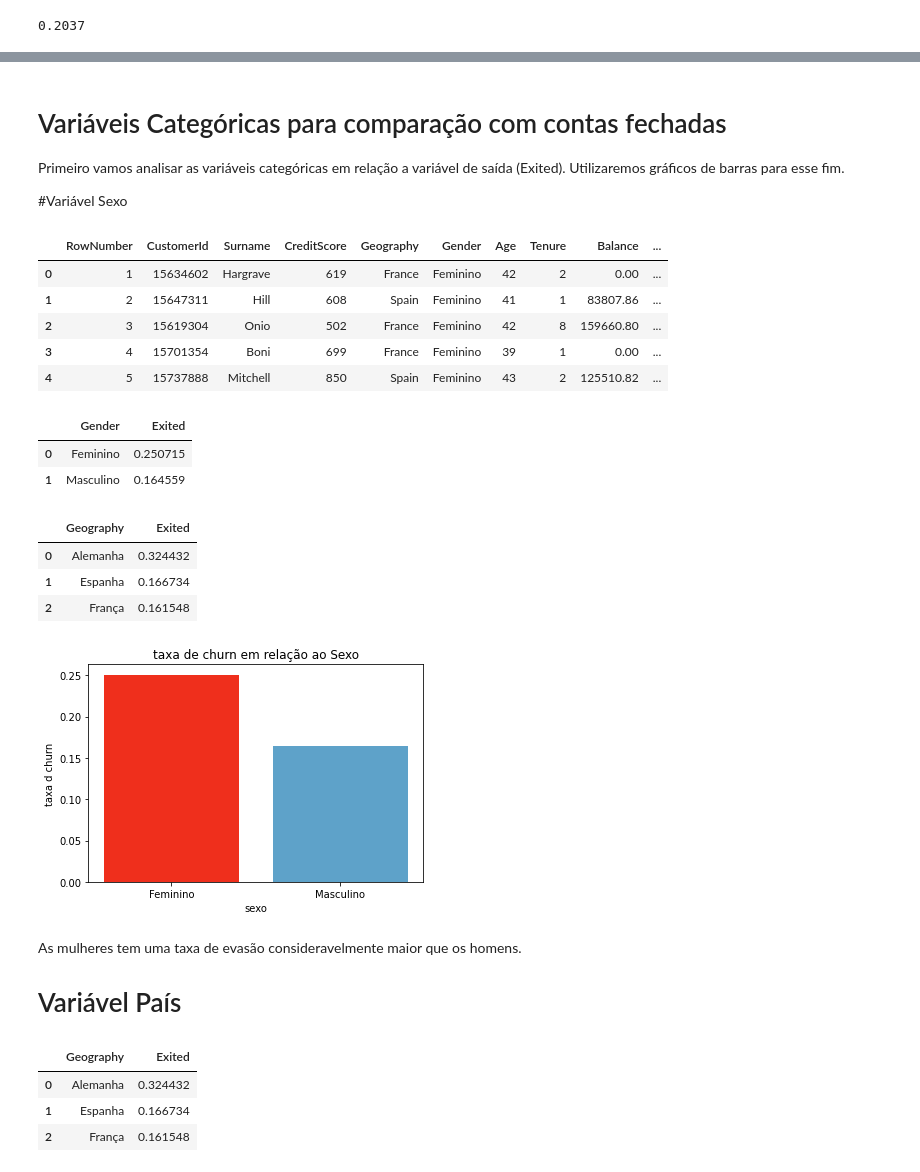
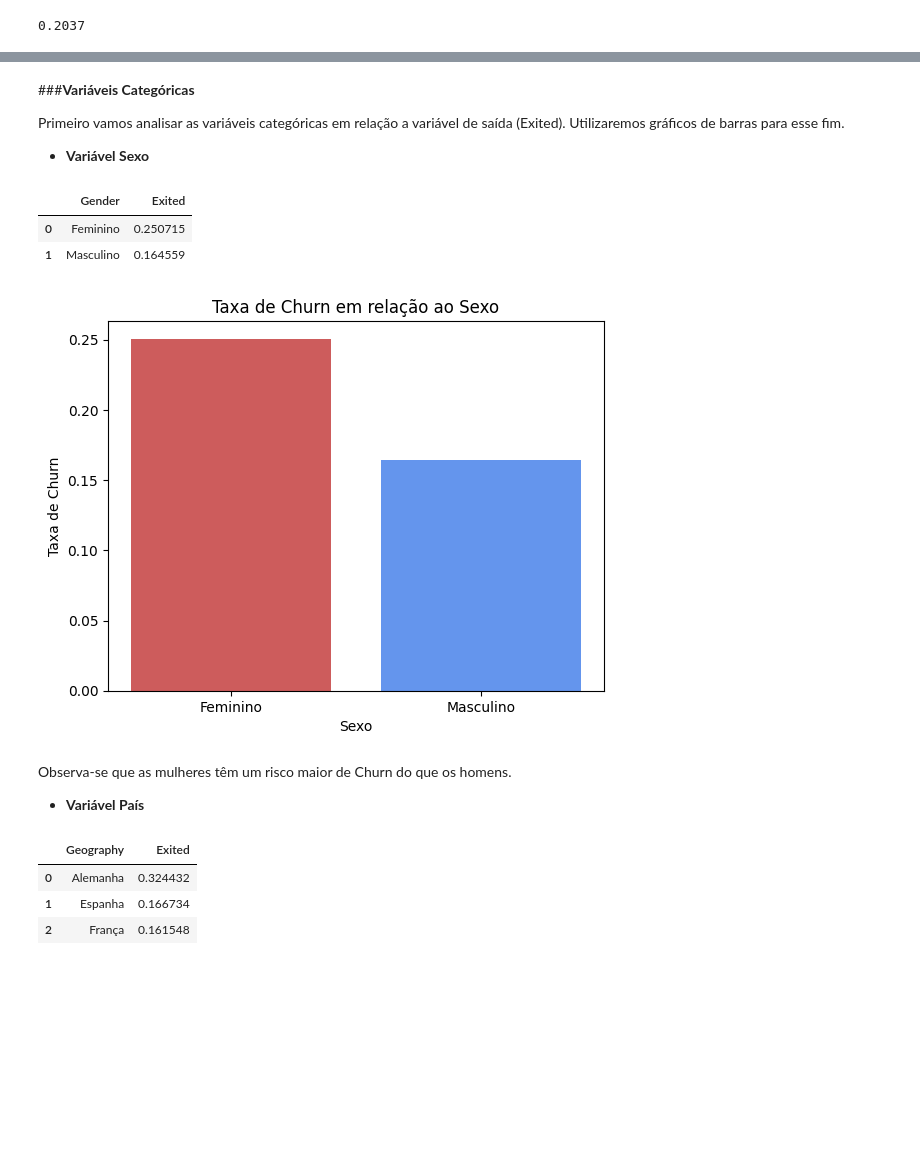
Before and after one commit to EdioHub/churn-decision-tree, a Jupyter notebook: Churn_Decision_Tree.ipynb, the cells around one changed output, grey strips where cells are left out. Cells and saved outputs as stored; diff of their text form; code cells hidden in the pictures; blank space fills up the shorter version.

```diff
--- a/Churn_Decision_Tree.ipynb
+++ b/Churn_Decision_Tree.ipynb
@@ -31,2 +43,3 @@ Drive already mounted at /content/drive; to attempt to forcibly remount, call dr
 # %%
-df = pd.read_csv('./drive/MyDrive/Colab_Notebooks/Colab_machine_learning/Churn_Modelling.csv')
+df= pd.read_csv('/content/drive/MyDrive/Projetos git/02-Churn/Churn_Modelling.csv')
+df.head(10)
@@ -95 +81,6 @@ cols=[myred,myblue,mygreen]
+# %%
+myred='#CD5C5C'
+myblue='#6495ED'
+mygreen='#90EE90'
+cols= [myred, myblue,mygreen]
 # %%
@@ -101,6 +91,7 @@ Porcentagem de Clientes que fecharam a conta 20,37 % .
 # %% [markdown]
-# Variáveis Categóricas para comparação com contas fechadas
-Primeiro vamos analisar as variáveis categóricas em relação a variável de saída (Exited). Utilizaremos gráficos de barras para esse fim.
+###**Variáveis Categóricas**
 
-#Variável Sexo
+ Primeiro vamos analisar as variáveis categóricas em relação a variável de saída (Exited). Utilizaremos gráficos de barras para esse fim.
+
+* **Variável Sexo**
 # %%
@@ -108,43 +99,26 @@ from sys import getfilesystemencodeerrors
 df['Gender']=df['Gender'].replace(['Female','Male'],['Feminino','Masculino'])
-# %%
-df.head()
-# %% [output]
-|  | RowNumber | CustomerId | Surname | CreditScore | Geography | Gender | Age | Tenure | Balance | ... |
-| 0 | 1 | 15634602 | Hargrave | 619 | France | Feminino | 42 | 2 | 0.00 | ... |
-| 1 | 2 | 15647311 | Hill | 608 | Spain | Feminino | 41 | 1 | 83807.86 | ... |
-| 2 | 3 | 15619304 | Onio | 502 | France | Feminino | 42 | 8 | 159660.80 | ... |
-| 3 | 4 | 15701354 | Boni | 699 | France | Feminino | 39 | 1 | 0.00 | ... |
-| 4 | 5 | 15737888 | Mitchell | 850 | Spain | Feminino | 43 | 2 | 125510.82 | ... |
 # %%
-#porcentagem de genero
-df_plot = df.groupby('Gender').Exited.mean().reset_index()
+df_plot = df.groupby ('Gender'). Exited.mean (). reset_index ()
+df_plot
+# %% [output]
+|  | Gender | Exited |
+| 0 | Feminino | 0.250715 |
+| 1 | Masculino | 0.164559 |
-# %%
-df_plot
-# %% [output]
-|  | Gender | Exited |
-| 0 | Feminino | 0.250715 |
-| 1 | Masculino | 0.164559 |
 # %%
-
+#Sexo em relação a variável churn
 from matplotlib import pyplot as plt
-x =   df_plot['Gender']
-y = df_plot['Exited']
+x =df_plot['Gender']
+y=df_plot['Exited']
 plt.bar(x,y,color=cols);
-plt.title('taxa de churn em relação ao Sexo');
-plt.xlabel('sexo');
-plt.ylabel('taxa d churn');df['Geography'] = df['Geography'].replace(['France','Germany','Spain'],['França','Alemanha','Espanha'])
-df_plot = df.groupby ('Geography'). Exited.mean (). reset_index ()
-df_plot
+plt.title('Taxa de Churn em relação ao Sexo');
+plt.xlabel('Sexo');
+plt.ylabel('Taxa de Churn');
 # %% [output]
-|  | Geography | Exited |
-| 0 | Alemanha | 0.324432 |
-| 1 | Espanha | 0.166734 |
-| 2 | França | 0.161548 |
-[figure, old version]
+[figure, new version]
 # %% [markdown]
-As mulheres tem uma taxa de evasão consideravelmente maior que os homens.
+Observa-se que as mulheres têm um risco maior de Churn do que os homens.
 
-# Variável País
+* **Variável País**
 # %%
 df['Geography'] = df['Geography'].replace(['France','Germany','Spain'],['França','Alemanha','Espanha'])
 df_plot = df.groupby ('Geography'). Exited.mean (). reset_index ()
```
Also changed, not shown: parts of 56 cells of this notebook.
